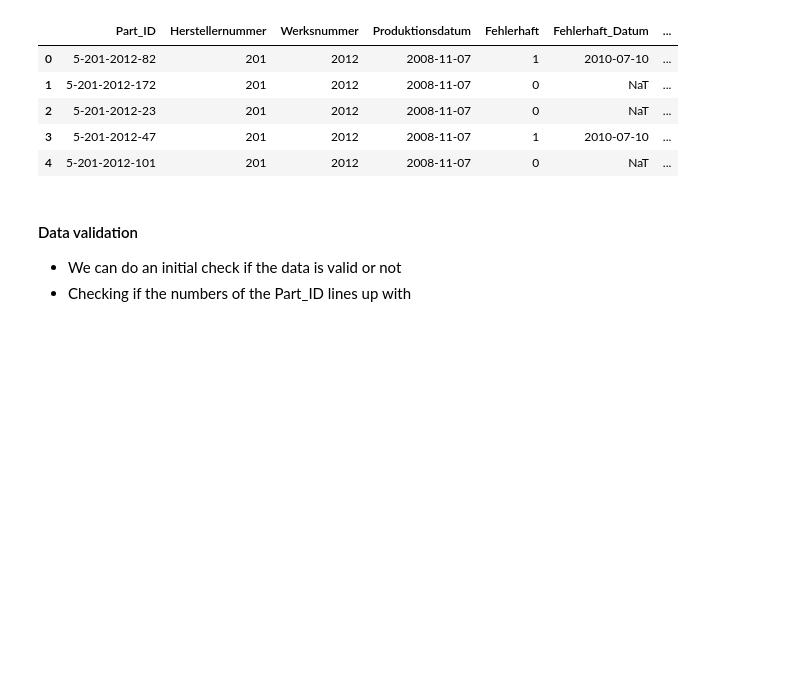
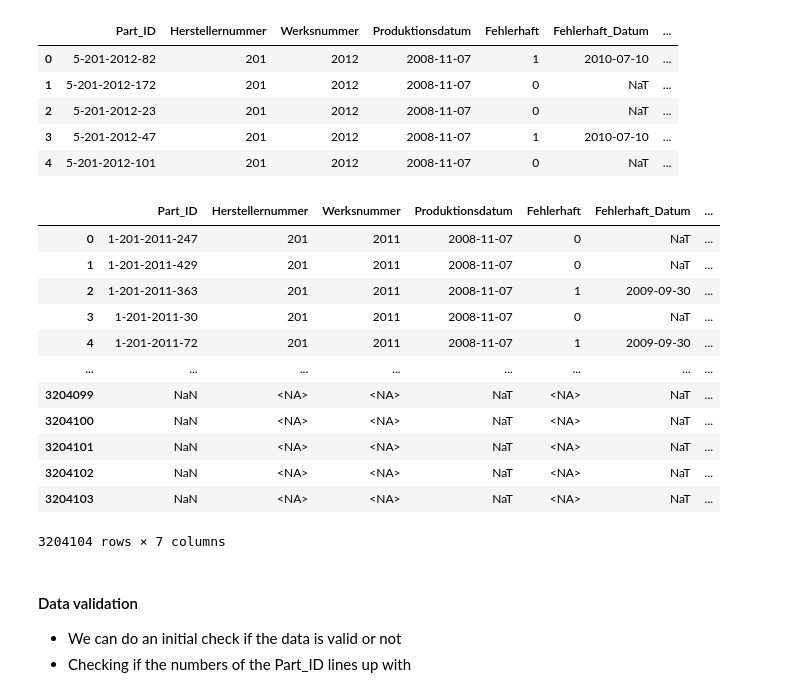
Before and after one commit to Teddy131/IDA-GROUP, a Jupyter notebook: data_exploration_analysis.ipynb, the cells around one changed output. Drawn from its saved outputs; the diff is of its cells as text; code cells hidden in the pictures; blank space fills up the shorter version.

```diff
--- a/data_exploration_analysis.ipynb
+++ b/data_exploration_analysis.ipynb
@@ -213,6 +213,22 @@ for part in part_files:
 | 2 | 5-201-2012-23 | 201 | 2012 | 2008-11-07 | 0 | NaT | ... |
 | 3 | 5-201-2012-47 | 201 | 2012 | 2008-11-07 | 1 | 2010-07-10 | ... |
 | 4 | 5-201-2012-101 | 201 | 2012 | 2008-11-07 | 0 | NaT | ... |
+# %%
+display(part_files[0])
+# %% [output]
+|  | Part_ID | Herstellernummer | Werksnummer | Produktionsdatum | Fehlerhaft | Fehlerhaft_Datum | ... |
+| 0 | 1-201-2011-247 | 201 | 2011 | 2008-11-07 | 0 | NaT | ... |
+| 1 | 1-201-2011-429 | 201 | 2011 | 2008-11-07 | 0 | NaT | ... |
+| 2 | 1-201-2011-363 | 201 | 2011 | 2008-11-07 | 1 | 2009-09-30 | ... |
+| 3 | 1-201-2011-30 | 201 | 2011 | 2008-11-07 | 0 | NaT | ... |
+| 4 | 1-201-2011-72 | 201 | 2011 | 2008-11-07 | 1 | 2009-09-30 | ... |
+| ... | ... | ... | ... | ... | ... | ... | ... |
+| 3204099 | NaN | <NA> | <NA> | NaT | <NA> | NaT | ... |
+| 3204100 | NaN | <NA> | <NA> | NaT | <NA> | NaT | ... |
+| 3204101 | NaN | <NA> | <NA> | NaT | <NA> | NaT | ... |
+| 3204102 | NaN | <NA> | <NA> | NaT | <NA> | NaT | ... |
+| 3204103 | NaN | <NA> | <NA> | NaT | <NA> | NaT | ... |
+3204104 rows × 7 columns
 # %% [markdown]
 #### Data validation
 * We can do an initial check if the data is valid or not
```
Also changed, not shown: 2 other files.
